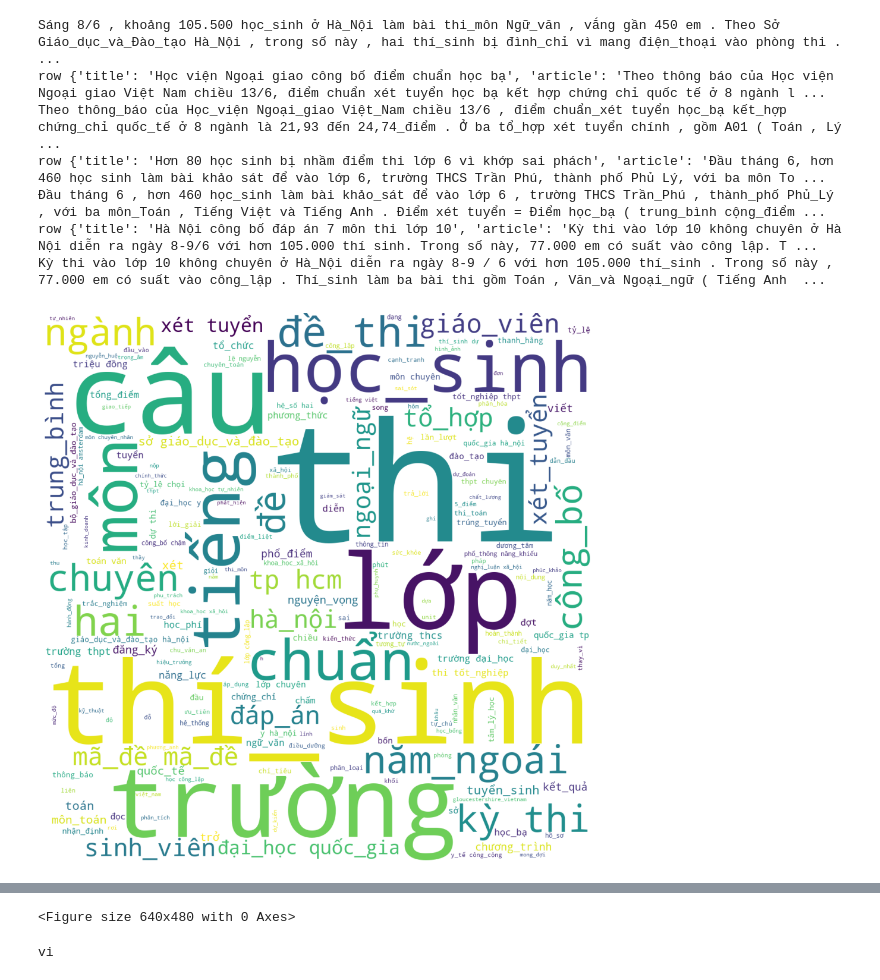
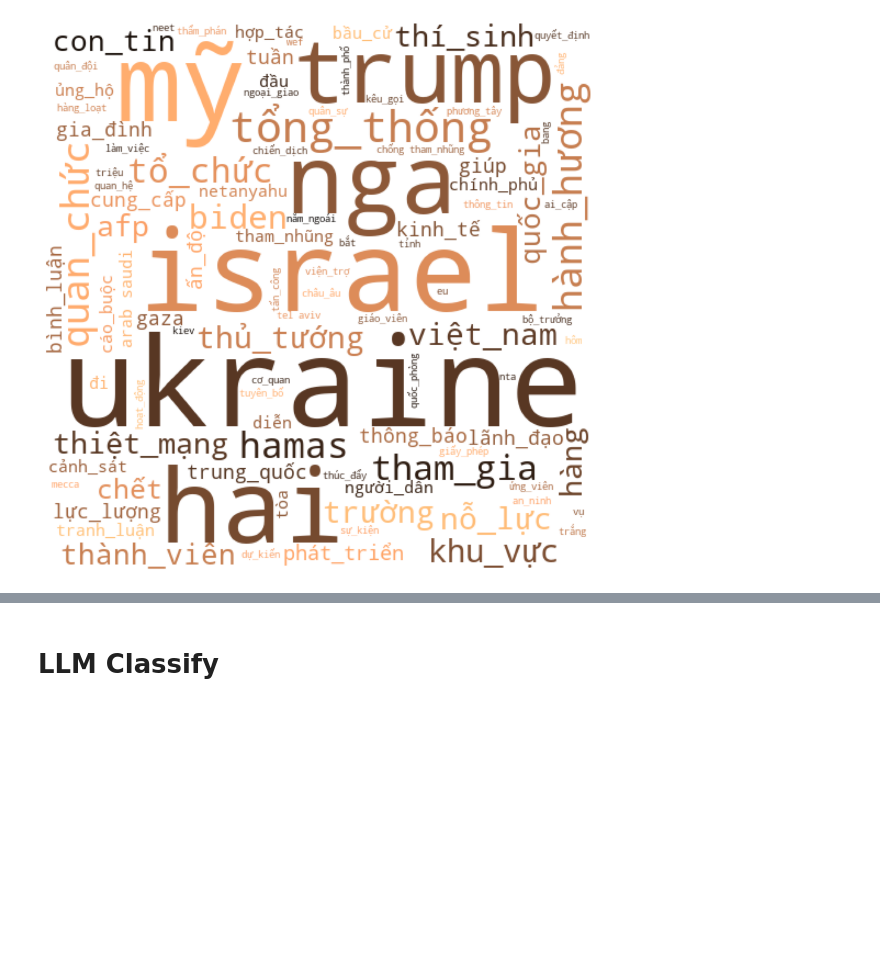
Before and after one commit to pndminh/thesis, a Jupyter notebook: nlp.ipynb, the cells around one changed output, grey strips where cells are left out. Saved outputs shown, nothing was run; the diff lists cells and outputs as text; code cells hidden in the pictures; blank space fills up the shorter version.

Commit message:
complete word cloud ui setup

```diff
--- a/nlp.ipynb
+++ b/nlp.ipynb
@@ -5,7 +5,7 @@
 import json
 import pandas as pd
 # Load JSON data from a file into a dictionary
-df = pd.read_csv("results/csv/vnexpress_tuyensinh_13_6.csv")
+df = pd.read_csv("results/csv/vnexpress_thegioi_24_6.csv")
 df = df.fillna("")
 # Display the dictionary
 # %%
@@ -114,6 +39,6 @@ data
 from backend.extractor.task.nlp_tasks import create_word_cloud
 
 create_word_cloud(
-    data, selected_columns=["article"], regex_patterns=None, fixed_words=[], save=True
+    data, colormap="copper", selected_columns=["article"], regex_patterns=[], fixed_words=[], save=True, max_words=100,
 )
 # %% [output]
@@ -141,8 +54 @@ row {'title': 'Hai học sinh bị đình chỉ thi vì mang điện thoại', '
-Sáng 8/6 , khoảng 105.500 học_sinh ở Hà_Nội làm bài thi_môn Ngữ_văn , vắng gần 450 em . Theo Sở Giáo_dục_và_Đào_tạo Hà_Nội , trong số này , hai thí_sinh bị đình_chỉ vì mang điện_thoại vào phòng thi .  ...
-row {'title': 'Học viện Ngoại giao công bố điểm chuẩn học bạ', 'article': 'Theo thông báo của Học viện Ngoại giao Việt Nam chiều 13/6, điểm chuẩn xét tuyển học bạ kết hợp chứng chỉ quốc tế ở 8 ngành l ...
-Theo thông_báo của Học_viện Ngoại_giao Việt_Nam chiều 13/6 , điểm chuẩn_xét tuyển học_bạ kết_hợp chứng_chỉ quốc_tế ở 8 ngành là 21,93 đến 24,74_điểm . Ở ba tổ_hợp xét tuyển chính , gồm A01 ( Toán , Lý ...
-row {'title': 'Hơn 80 học sinh bị nhầm điểm thi lớp 6 vì khớp sai phách', 'article': 'Đầu tháng 6, hơn 460 học sinh làm bài khảo sát để vào lớp 6, trường THCS Trần Phú, thành phố Phủ Lý, với ba môn To ...
-Đầu tháng 6 , hơn 460 học_sinh làm bài khảo_sát để vào lớp 6 , trường THCS Trần_Phú , thành_phố Phủ_Lý , với ba môn_Toán , Tiếng Việt và Tiếng Anh . Điểm xét tuyển = Điểm học_bạ ( trung_bình cộng_điểm ...
-row {'title': 'Hà Nội công bố đáp án 7 môn thi lớp 10', 'article': 'Kỳ thi vào lớp 10 không chuyên ở Hà Nội diễn ra ngày 8-9/6 với hơn 105.000 thí sinh. Trong số này, 77.000 em có suất vào công lập. T ...
-Kỳ thi vào lớp 10 không chuyên ở Hà_Nội diễn ra ngày 8-9 / 6 với hơn 105.000 thí_sinh . Trong số này , 77.000 em có suất vào công_lập . Thí_sinh làm ba bài thi gồm Toán , Văn_và Ngoại_ngữ ( Tiếng Anh  ...
-[figure, old version]
+[figure, new version]
@@ -151,7 +54,0 @@ Kỳ thi vào lớp 10 không chuyên ở Hà_Nội diễn ra ngày 8-9 / 6 vớ
-<Figure size 640x480 with 0 Axes>
-# %%
-from langdetect import detect
-lang = detect("Sau khi tra cứu điểm thi hôm 10/6 ")
-print(lang)
-# %% [output]
-vi
@@ -167,0 +55,2 @@ patterns = [
+# %% [markdown]
+# LLM Classify
```
Also changed, not shown: parts of 15 cells of this notebook, 10 other files.
